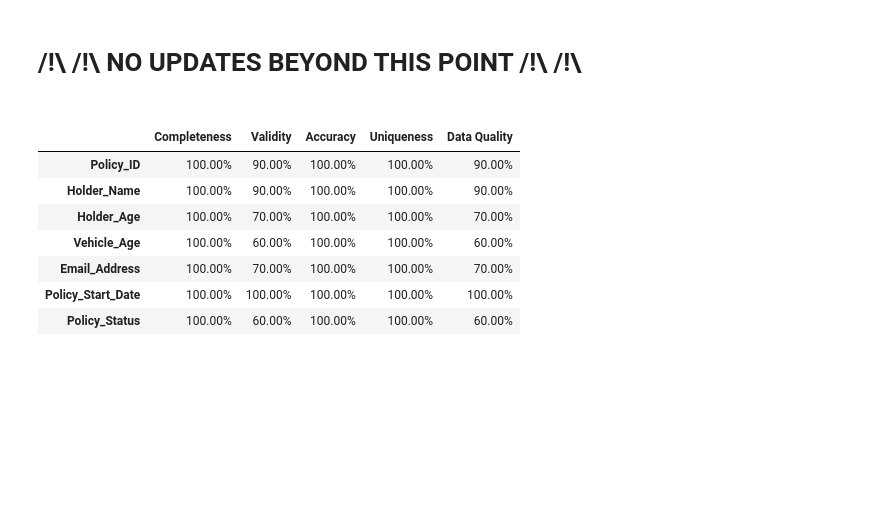
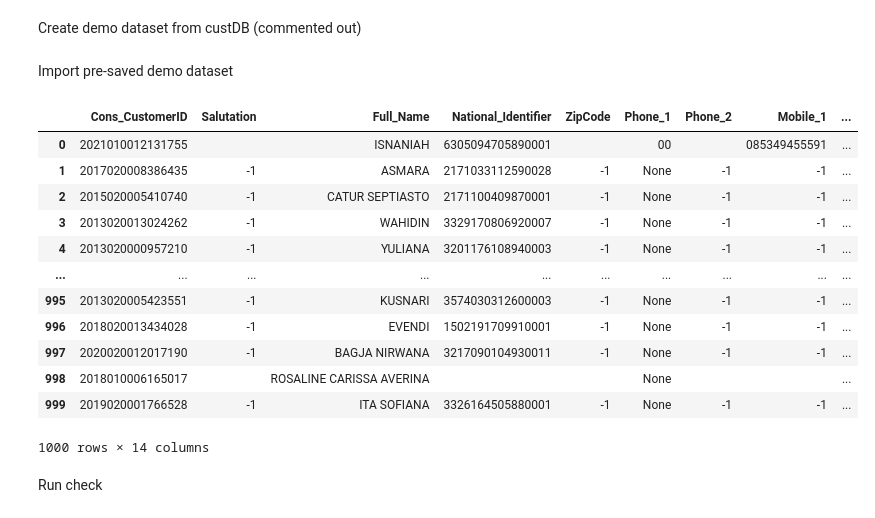
Before and after one commit to mahmalsami/data-quality-library, a Jupyter notebook: Main.ipynb, the cells around one changed output. Cells and saved outputs as stored; diff of their text form; code cells hidden in the pictures; blank space fills up the shorter version.

```diff
--- a/Main.ipynb
+++ b/Main.ipynb
@@ -71,17 +7,2 @@ df_policies = random_df_policies
-# %% [markdown]
-#
-# /!\ /!\  NO UPDATES BEYOND THIS POINT   /!\ /!\
-#
-# %%
-# Apply the updated completeness check and DQ metric calculation to the dataframe
-df_processed, dq_summary = calculate_data_quality(df_policies, config_with_uniqueness)
-dq_summary
-# %% [output]
-|  | Completeness | Validity | Accuracy | Uniqueness | Data Quality |
-| Policy_ID | 100.00% | 90.00% | 100.00% | 100.00% | 90.00% |
-| Holder_Name | 100.00% | 90.00% | 100.00% | 100.00% | 90.00% |
-| Holder_Age | 100.00% | 70.00% | 100.00% | 100.00% | 70.00% |
-| Vehicle_Age | 100.00% | 60.00% | 100.00% | 100.00% | 60.00% |
-| Email_Address | 100.00% | 70.00% | 100.00% | 100.00% | 70.00% |
-| Policy_Start_Date | 100.00% | 100.00% | 100.00% | 100.00% | 100.00% |
-| Policy_Status | 100.00% | 60.00% | 100.00% | 100.00% | 60.00% |
+# %% [markdown]
+Create demo dataset from custDB (commented out)
@@ -87,0 +18,24 @@ dq_summary
+# %% [markdown]
+Import pre-saved demo dataset
+# %%
+# import demo dataset from customer db
+import pandas as pd
+
+df_policies = spark.read.parquet("/mnt/sgpdcompstrappdata01/20230801-customer/DQ_APAC/demo_custdb.parquet").toPandas()
+df_policies
+# %% [output]
+|  | Cons_CustomerID | Salutation | Full_Name | National_Identifier | ZipCode | Phone_1 | Phone_2 | Mobile_1 | ... |
+| 0 | 2021010012131755 |  | ISNANIAH | 6305094705890001 |  | 00 |  | 085349455591 | ... |
+| 1 | 2017020008386435 | -1 | ASMARA | 2171033112590028 | -1 | None | -1 | -1 | ... |
+| 2 | 2015020005410740 | -1 | CATUR SEPTIASTO | 2171100409870001 | -1 | None | -1 | -1 | ... |
+| 3 | 2013020013024262 | -1 | WAHIDIN | 3329170806920007 | -1 | None | -1 | -1 | ... |
+| 4 | 2013020000957210 | -1 | YULIANA | 3201176108940003 | -1 | None | -1 | -1 | ... |
+| ... | ... | ... | ... | ... | ... | ... | ... | ... | ... |
+| 995 | 2013020005423551 | -1 | KUSNARI | 3574030312600003 | -1 | None | -1 | -1 | ... |
+| 996 | 2018020013434028 | -1 | EVENDI | 1502191709910001 | -1 | None | -1 | -1 | ... |
+| 997 | 2020020012017190 | -1 | BAGJA NIRWANA | 3217090104930011 | -1 | None | -1 | -1 | ... |
+| 998 | 2018010006165017 |  | ROSALINE CARISSA AVERINA |  |  | None |  |  | ... |
+| 999 | 2019020001766528 | -1 | ITA SOFIANA | 3326164505880001 | -1 | None | -1 | -1 | ... |
+1000 rows × 14 columns
+# %% [markdown]
+Run check
```
Also changed, not shown: parts of 10 cells of this notebook, 1 other file.
